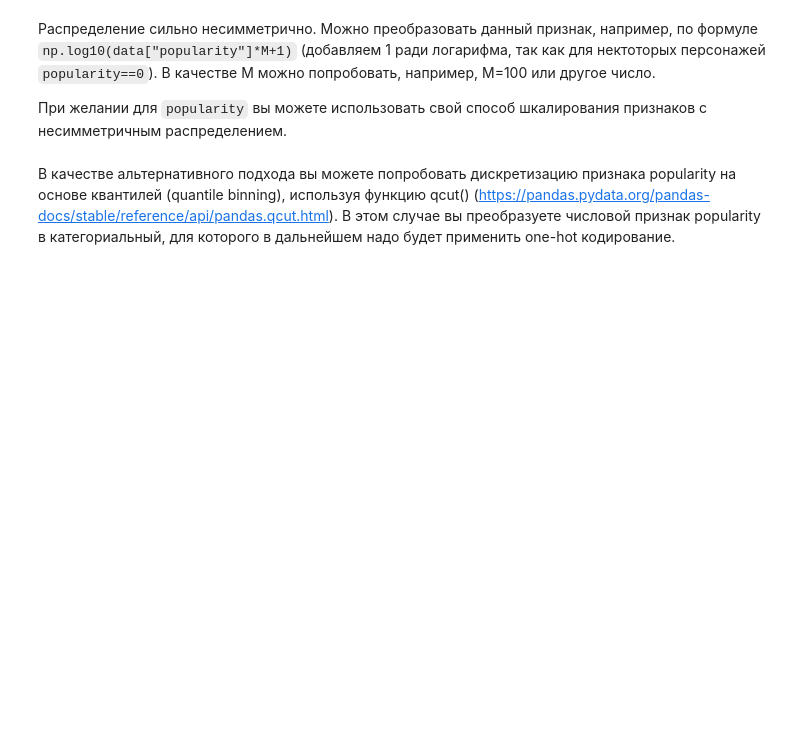
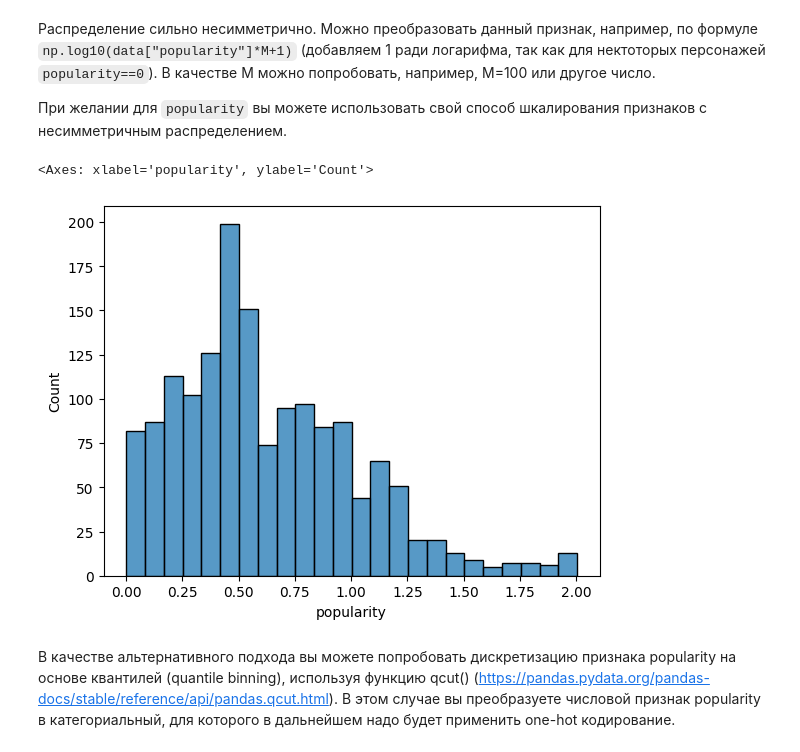
Before and after one commit to VaSiluck/Game_of_thrones_death_analysis, a Jupyter notebook: week_01_ml_intro/Homework/hw_1_game_of_thrones.ipynb, the cells around one changed output. Saved outputs shown, nothing was run; the diff lists cells and outputs as text; code cells hidden in the pictures; blank space fills up the shorter version.

```diff
--- a/week_01_ml_intro/Homework/hw_1_game_of_thrones.ipynb
+++ b/week_01_ml_intro/Homework/hw_1_game_of_thrones.ipynb
@@ -262,6 +263,14 @@ AttributeError: Rectangle.set() got an unexpected keyword argument 'index'
 Распределение сильно несимметрично. Можно преобразовать данный признак, например, по формуле `np.log10(data["popularity"]*M+1)` (добавляем 1 ради логарифма, так как для нектоторых персонажей `popularity==0`). В качестве M можно попробовать, например, M=100 или другое число.
 
 При желании для `popularity` вы можете использовать свой способ шкалирования признаков с несимметричным распределением.
+# %%
+M = 100
+data_copy = data.copy()
+data_copy["popularity"] = np.log10(data["popularity"]*M+1)
+sns.histplot(data_copy['popularity'])
+# %% [output]
+<Axes: xlabel='popularity', ylabel='Count'>
+[figure, added]
 # %% [markdown]
 В качестве альтернативного подхода вы можете попробовать дискретизацию признака popularity на основе квантилей (quantile binning), используя функцию qcut() (https://pandas.pydata.org/pandas-docs/stable/reference/api/pandas.qcut.html). В этом случае вы преобразуете числовой признак popularity в категориальный, для которого в дальнейшем надо будет применить one-hot кодирование.
 # %% [markdown]
```
Also changed, not shown: parts of 12 cells of this notebook.
